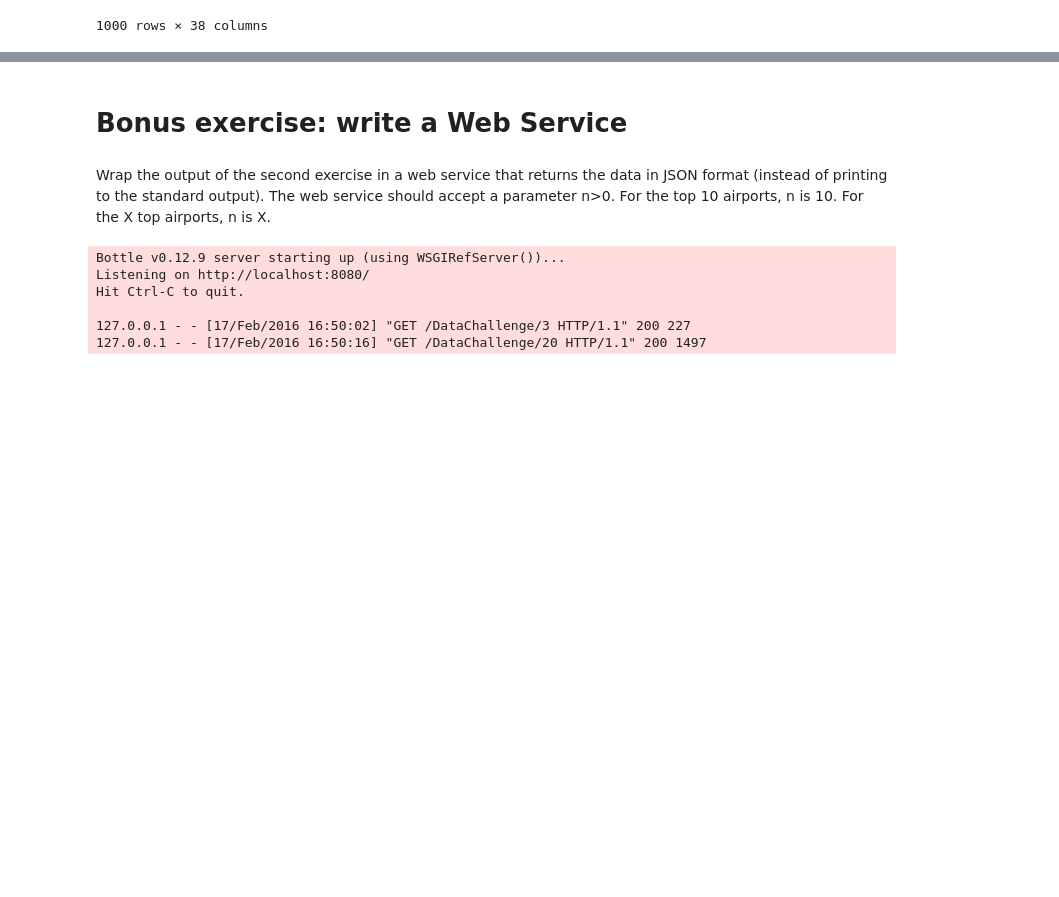
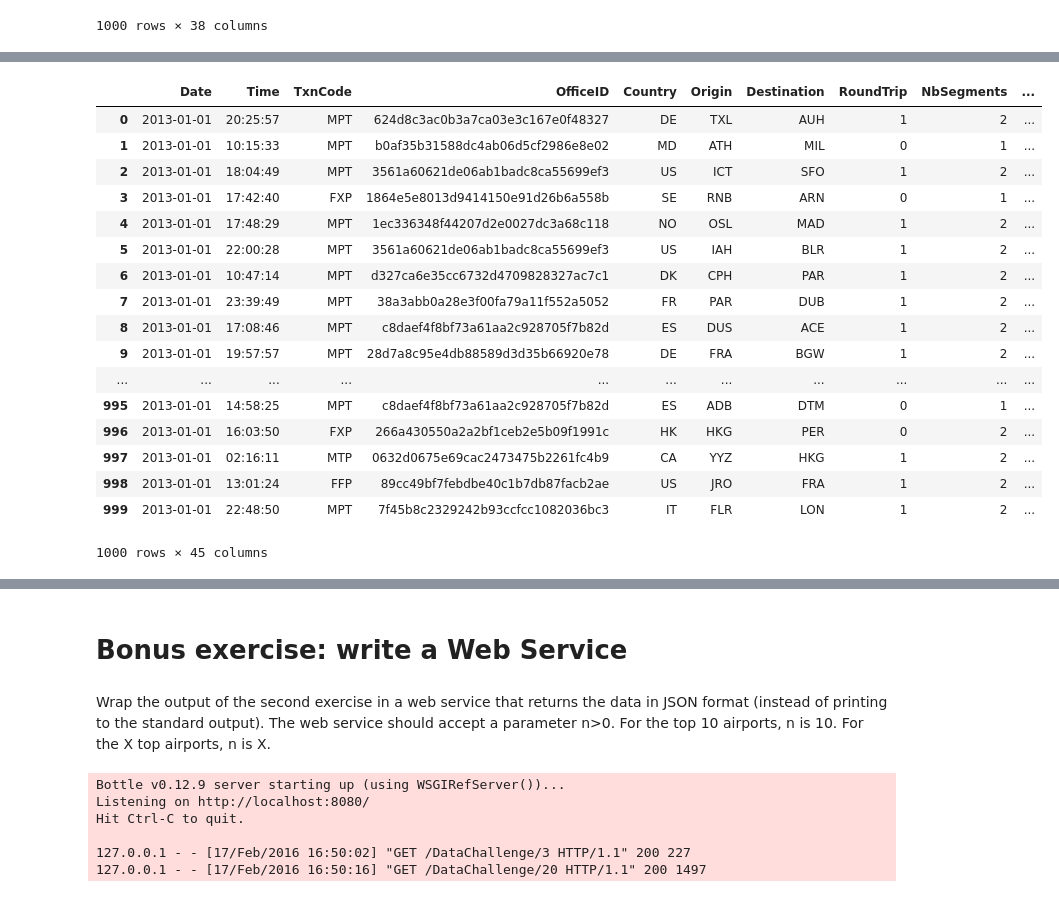
Before and after one commit to AngyGeek/DataChallenge, a Jupyter notebook: DataChallengeCode.ipynb, the cells around one changed output, grey strips where cells are left out. Drawn from its saved outputs; the diff is of its cells as text; code cells hidden in the pictures; blank space fills up the shorter version.

```diff
--- a/DataChallengeCode.ipynb
+++ b/DataChallengeCode.ipynb
@@ -219,6 +217,3 @@ For the bookings file, origin and destination are the columns dep_port and arr_p
 Generate a CSV file with the search data, and an additional field, containing 1 if the search ended up in a booking, and 0 otherwise.
 
 Bonus point: Solving this problem using pandas (instead of any other approach)
-# %%
-dataB = pd.read_csv('Data/bookings.csv', nrows = 1000, encoding='utf-8', sep ='^')
-dataS = pd.read_csv('Data/searches.csv', nrows = 1000, encoding='utf-8', sep ='^')
@@ -339,0 +242,22 @@ result = pd.merge(queryTest, queryTestS, right_on=['Seg1Date'], left_on=['brd_ti
+# %%
+pd.set_option('display.max_columns', None)
+dataS
+# %% [output]
+|  | Date | Time | TxnCode | OfficeID | Country | Origin | Destination | RoundTrip | NbSegments | ... |
+| 0 | 2013-01-01 | 20:25:57 | MPT | 624d8c3ac0b3a7ca03e3c167e0f48327 | DE | TXL | AUH | 1 | 2 | ... |
+| 1 | 2013-01-01 | 10:15:33 | MPT | b0af35b31588dc4ab06d5cf2986e8e02 | MD | ATH | MIL | 0 | 1 | ... |
+| 2 | 2013-01-01 | 18:04:49 | MPT | 3561a60621de06ab1badc8ca55699ef3 | US | ICT | SFO | 1 | 2 | ... |
+| 3 | 2013-01-01 | 17:42:40 | FXP | 1864e5e8013d9414150e91d26b6a558b | SE | RNB | ARN | 0 | 1 | ... |
+| 4 | 2013-01-01 | 17:48:29 | MPT | 1ec336348f44207d2e0027dc3a68c118 | NO | OSL | MAD | 1 | 2 | ... |
+| 5 | 2013-01-01 | 22:00:28 | MPT | 3561a60621de06ab1badc8ca55699ef3 | US | IAH | BLR | 1 | 2 | ... |
+| 6 | 2013-01-01 | 10:47:14 | MPT | d327ca6e35cc6732d4709828327ac7c1 | DK | CPH | PAR | 1 | 2 | ... |
+| 7 | 2013-01-01 | 23:39:49 | MPT | 38a3abb0a28e3f00fa79a11f552a5052 | FR | PAR | DUB | 1 | 2 | ... |
+| 8 | 2013-01-01 | 17:08:46 | MPT | c8daef4f8bf73a61aa2c928705f7b82d | ES | DUS | ACE | 1 | 2 | ... |
+| 9 | 2013-01-01 | 19:57:57 | MPT | 28d7a8c95e4db88589d3d35b66920e78 | DE | FRA | BGW | 1 | 2 | ... |
+| ... | ... | ... | ... | ... | ... | ... | ... | ... | ... | ... |
+| 995 | 2013-01-01 | 14:58:25 | MPT | c8daef4f8bf73a61aa2c928705f7b82d | ES | ADB | DTM | 0 | 1 | ... |
+| 996 | 2013-01-01 | 16:03:50 | FXP | 266a430550a2a2bf1ceb2e5b09f1991c | HK | HKG | PER | 0 | 2 | ... |
+| 997 | 2013-01-01 | 02:16:11 | MTP | 0632d0675e69cac2473475b2261fc4b9 | CA | YYZ | HKG | 1 | 2 | ... |
+| 998 | 2013-01-01 | 13:01:24 | FFP | 89cc49bf7febdbe40c1b7db87facb2ae | US | JRO | FRA | 1 | 2 | ... |
+| 999 | 2013-01-01 | 22:48:50 | MPT | 7f45b8c2329242b93ccfcc1082036bc3 | IT | FLR | LON | 1 | 2 | ... |
+1000 rows × 45 columns
```
Also changed, not shown: parts of 22 cells of this notebook.
